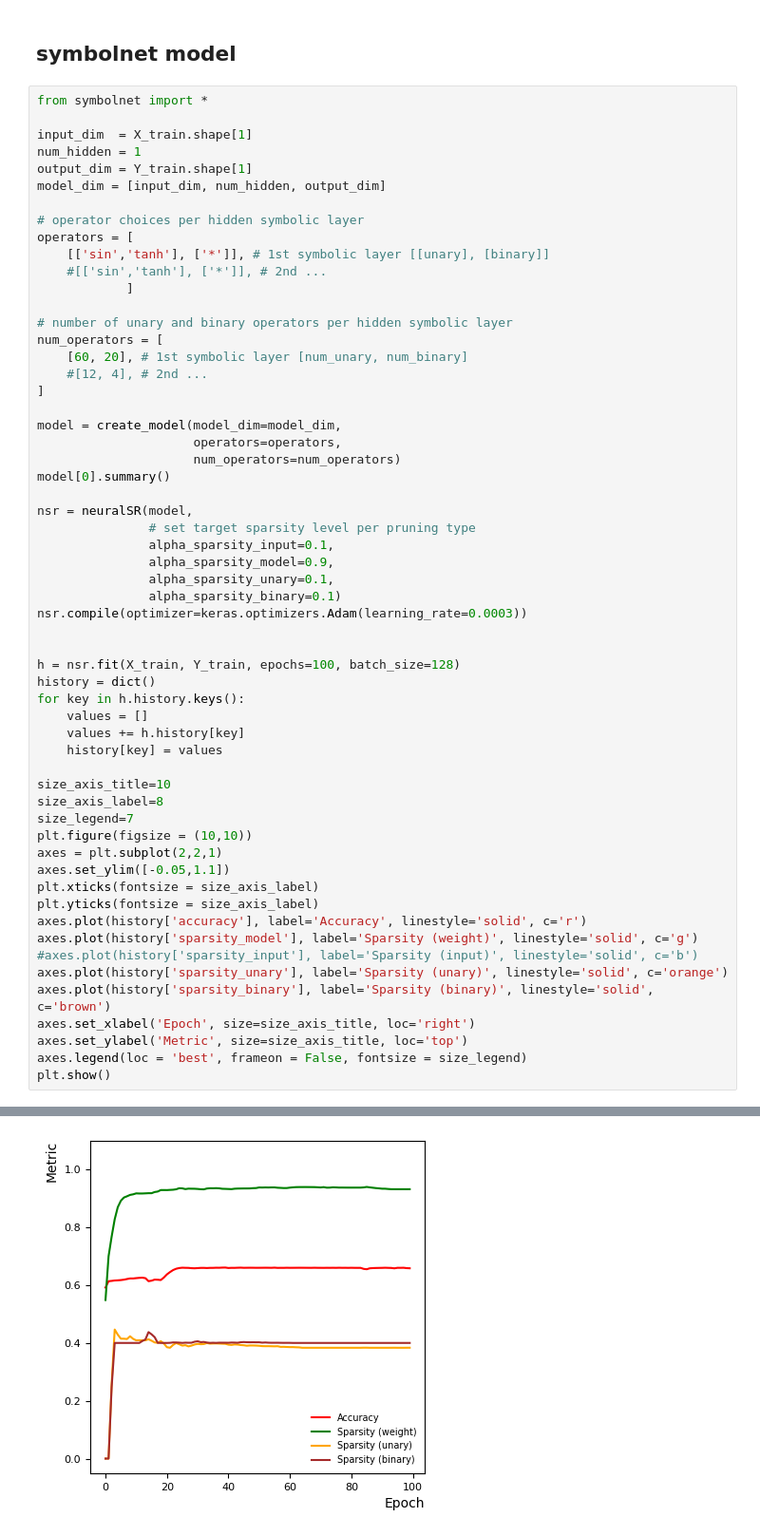
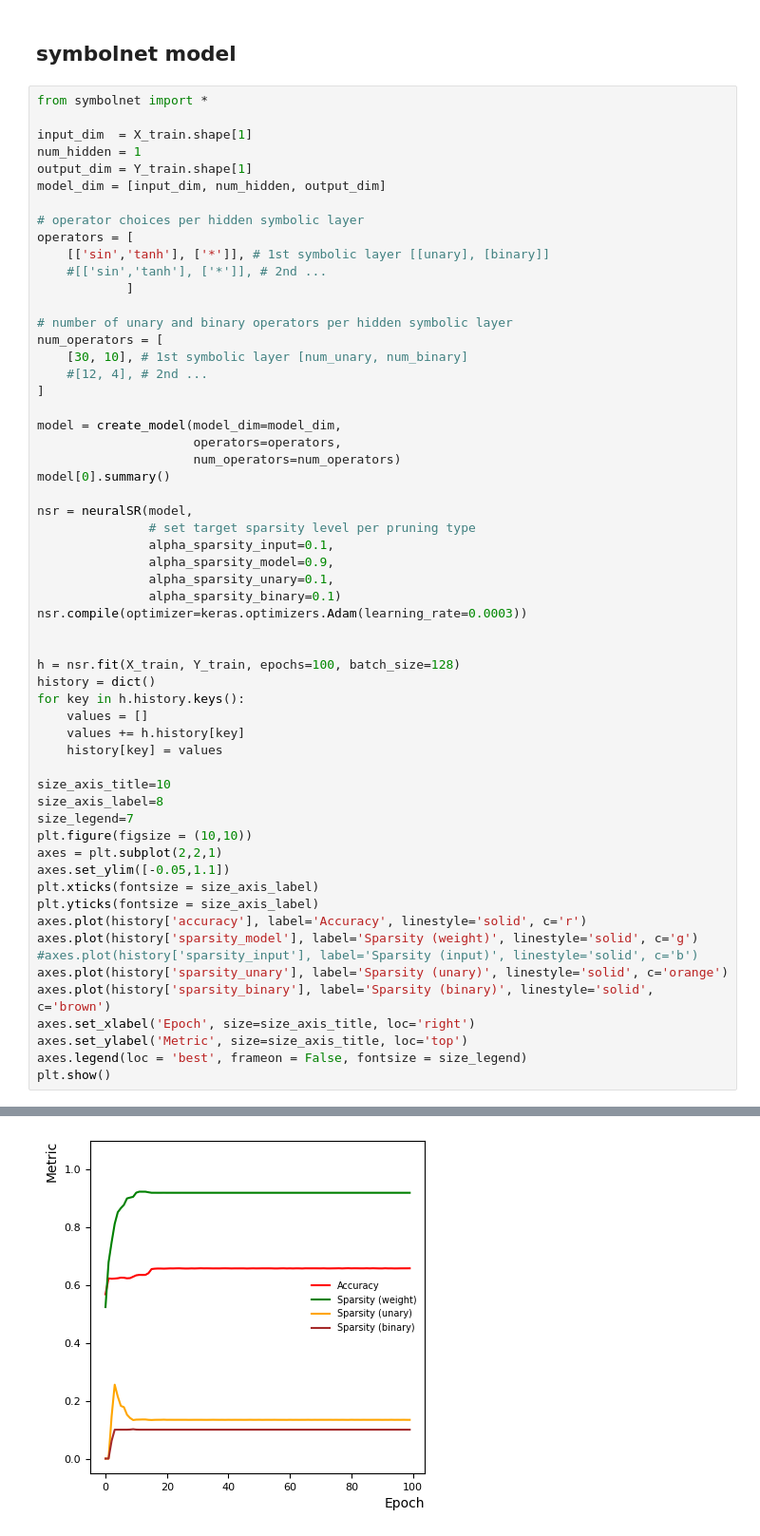
Before and after one commit to hftsoi/smart-pixels, a Jupyter notebook: model1.ipynb, the cells around one changed output, grey strips where cells are left out. Shown at 95% size. Cells and saved outputs as stored; diff of their text form.

```diff
--- a/model1.ipynb
+++ b/model1.ipynb
@@ -212,7 +212,7 @@ operators = [
 
 # number of unary and binary operators per hidden symbolic layer
 num_operators = [
-    [60, 20], # 1st symbolic layer [num_unary, num_binary]
+    [30, 10], # 1st symbolic layer [num_unary, num_binary]
     #[12, 4], # 2nd ...
 ]
 
@@ -296,4 +296,4 @@ Epoch 100/100
-[figure, old version]
+[figure, new version]
 # %%
 Y_sr_pred = nsr.model.predict(X_test)
 print("Accuracy = {}".format(accuracy_score(np.argmax(Y_test, axis=1), np.argmax(Y_sr_pred, axis=1))))
```
Also changed, not shown: parts of 5 cells of this notebook.
